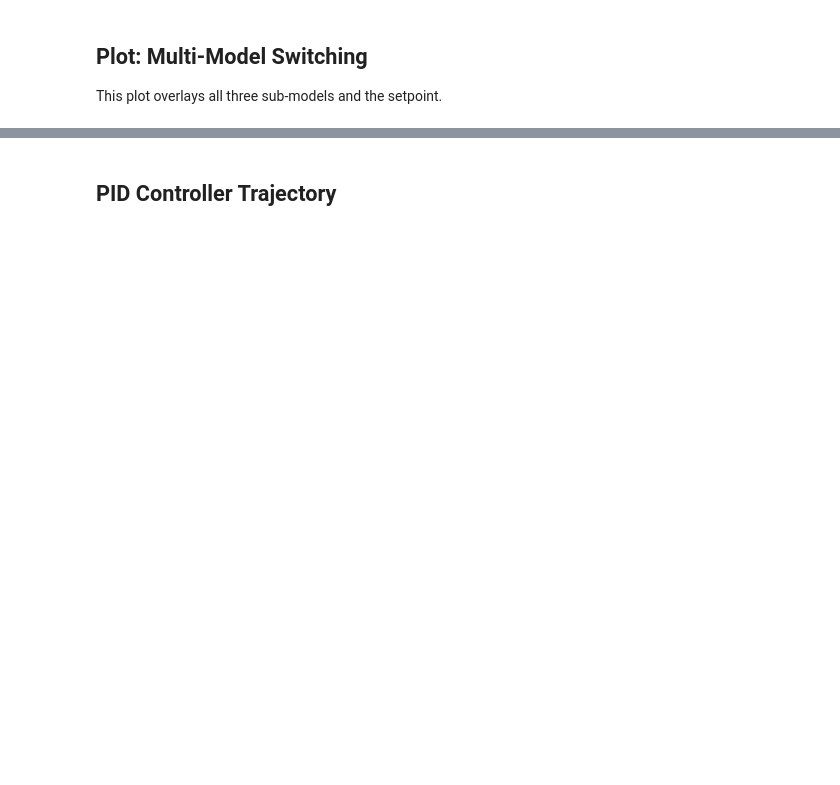
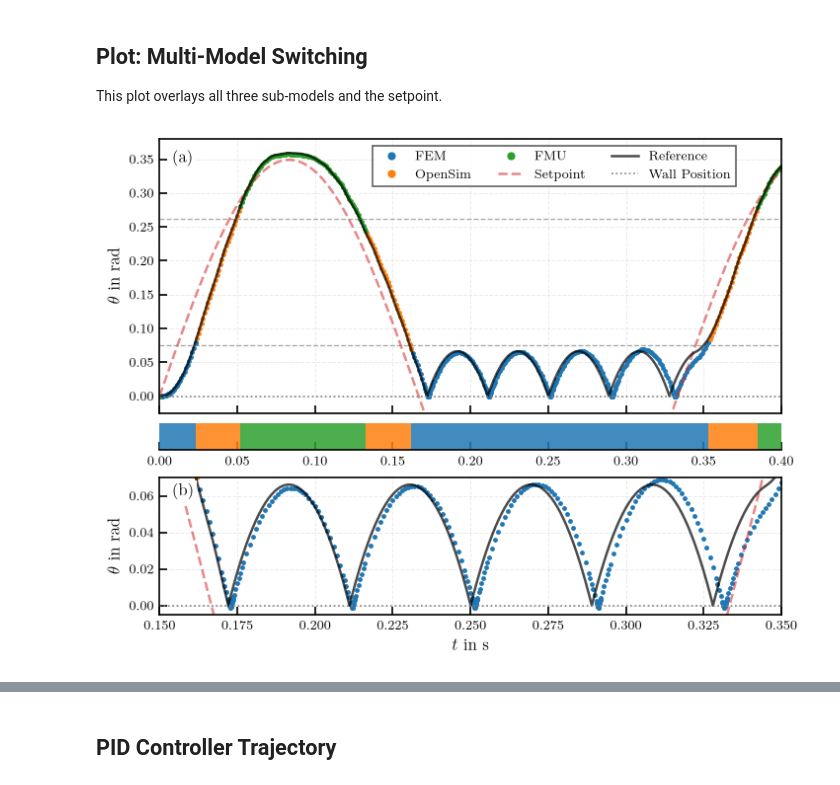
Before and after one commit to FlorianFrech/SystemSimulation, a Jupyter notebook: notebooks/05_casestudy_model_switching.ipynb, the cells around one changed output, grey strips where cells are left out. Saved outputs shown, nothing was run; the diff lists cells and outputs as text; code cells hidden in the pictures; blank space fills up the shorter version.

Commit message:
notebooks: re-run notebooks, added FMU memory notebook and no-contact switching performance notebook

```diff
--- a/notebooks/05_casestudy_model_switching.ipynb
+++ b/notebooks/05_casestudy_model_switching.ipynb
@@ -67,7 +70,6 @@ class PIDController(FMUComponent):
     def __init__(self, name):
         fmu_path = fmu_paths['Controllers']['PIDControllerReset_euler']
         super().__init__(name=name, fmu_path=fmu_path, group="Controller")
-        self.use_reset = False  # Flag to control whether to apply reset on event
 
     def _handle_events_internal(self, event_names, t):
         if "wall_hit" not in event_names:
@@ -104,7 +106,8 @@ pendulum.initialize(t0=0.0)
 def wall_contact_indicator(comp: MasterPendulum) -> float:
     theta = comp.get_outputs()["theta"]
     theta_wall = 0.0
-    return theta - theta_wall
+    theta = theta.magnitude if hasattr(theta, "magnitude") else theta
+    return float(theta) - theta_wall
 
 pendulum.add_event_indicator("wall_hit", func=wall_contact_indicator, direction=-1)
 
@@ -208,4 +211,12 @@ t = 0.0
 dt = sim_params.tau
 t_end = sim_params.t_end
 
+# The declared initial_mode is only a request. Initialization reconciles the
+# region from the initialized switching signal, and that reconciliation is not
+# recorded in sync_events, so the mode that actually starts the run has to be
+# read back here. With theta0 = 0 the wrapper starts inside the FEM region.
+initial_mode = pendulum.active_mode
+print("declared initial mode : FMU")
+print(f"reconciled region     : {pendulum.active_region_index} ({initial_mode})")
+
 system.run(t, t_end, dt)
@@ -533,9 +551,11 @@ def build_mode_intervals(sync_events, initial_mode, t0, tf):
     rows.append((current_t, tf, current_mode))
     return rows
 
+# initial_mode is the reconciled mode read back before the run, not the mode
+# requested at construction.
 mode_intervals = build_mode_intervals(
     pendulum.sync_events,
-    initial_mode="FMU",
+    initial_mode=initial_mode,
     t0=0.0,
     tf=t_end,
 )
@@ -586,6 +606,8 @@ for ax in (ax_full, ax_contact):
     ax.plot(setpoint_time, theta_ref, label="Setpoint", color=palette["setpoint"], linestyle="--", linewidth=1.5, alpha=0.55)
     ax.plot(ref_sol_reset['time'], ref_sol_reset['theta'], 'k-', label="Reference", markersize=1, linewidth=1.5, alpha=0.7)
     ax.axhline(0, color='gray', linestyle=':', linewidth=1, label="Wall Position")
+    for threshold in pendulum.switch_regions.breakpoints:
+        ax.axhline(threshold, color="0.45", linestyle="--", linewidth=0.8, alpha=0.6)
     ax.grid(True, alpha=0.3)
     ax.set_ylabel(r"$\theta$ in $\mathrm{rad}$")
 
@@ -599,33 +621,34 @@ ax_contact.set_ylim(-0.005, 0.07)
 
 for t0_i, t1_i, mode in mode_intervals:
     ax_mode.broken_barh(
         [(t0_i, t1_i - t0_i)],
         (0, 1),
         facecolors=palette[mode.lower()],
         edgecolors="none",
         alpha=0.85,
     )
 
 ax_mode.set_ylim(0, 1)
 ax_mode.set_xlim(0, t_end)
 ax_mode.set_yticks([])
 ax_mode.grid(False)
 
 for spine in ["left", "right", "top"]:
     ax_mode.spines[spine].set_visible(False)
 
 for label, ax in [("(a)", ax_full), ("(b)", ax_contact)]:
     ax.text(0.02, 0.96,
         label, transform=ax.transAxes,
         ha="left", va="top",
         fontweight="bold",
         bbox=dict(facecolor="white", edgecolor="none", alpha=1, pad=1.5),
     )
-plt.show()
 
 out = _repo / "notebooks" / "figures"
 out.mkdir(parents=True, exist_ok=True)
 fig.savefig(out / "05_a_multi_model_switching.pdf")
 plt.show()
+# %% [output]
+[figure, added]
 # %% [markdown]
 ### Model Switching and Synchronicity
```
Also changed, not shown: parts of 22 cells of this notebook, 19 other files.
